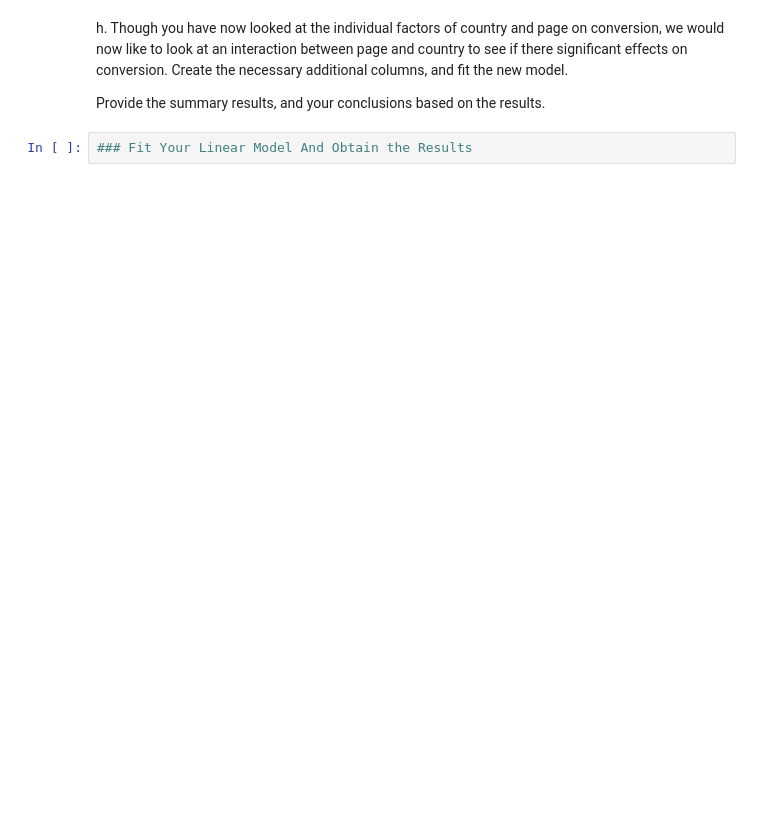
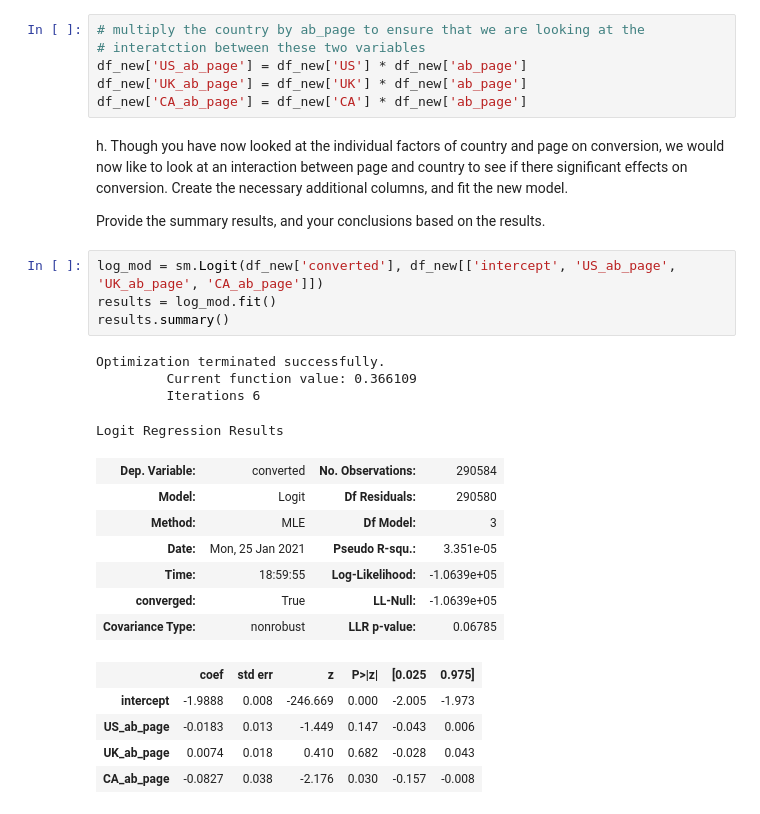
Before and after one commit to omarshoura/Udacity-DAND, a Jupyter notebook: Projects/A-B Testing/Analyze_ab_test_results_notebook.ipynb, the cells around one changed output. Cells and saved outputs as stored; diff of their text form; blank space fills up the shorter version.

```diff
--- a/Projects/A-B Testing/Analyze_ab_test_results_notebook.ipynb
+++ b/Projects/A-B Testing/Analyze_ab_test_results_notebook.ipynb
@@ -324,6 +405,31 @@ df_new = countries_df.set_index('user_id').join(df2.set_index('user_id'), how='i
+# %%
+# multiply the country by ab_page to ensure that we are looking at the
+# interatction between these two variables
+df_new['US_ab_page'] = df_new['US'] * df_new['ab_page']
+df_new['UK_ab_page'] = df_new['UK'] * df_new['ab_page']
+df_new['CA_ab_page'] = df_new['CA'] * df_new['ab_page']
 # %% [markdown]
 h. Though you have now looked at the individual factors of country and page on conversion, we would now like to look at an interaction between page and country to see if there significant effects on conversion.  Create the necessary additional columns, and fit the new model.
 
 Provide the summary results, and your conclusions based on the results.
-# %%
-### Fit Your Linear Model And Obtain the Results
+# %%
+log_mod = sm.Logit(df_new['converted'], df_new[['intercept', 'US_ab_page', 'UK_ab_page', 'CA_ab_page']])
+results = log_mod.fit()
+results.summary()
+# %% [output]
+Optimization terminated successfully.
+         Current function value: 0.366109
+         Iterations 6
+Logit Regression Results
+| Dep. Variable: | converted | No. Observations: | 290584 |
+| Model: | Logit | Df Residuals: | 290580 |
+| Method: | MLE | Df Model: | 3 |
+| Date: | Mon, 25 Jan 2021 | Pseudo R-squ.: | 3.351e-05 |
+| Time: | 18:59:55 | Log-Likelihood: | -1.0639e+05 |
+| converged: | True | LL-Null: | -1.0639e+05 |
+| Covariance Type: | nonrobust | LLR p-value: | 0.06785 |
+|  | coef | std err | z | P>|z| | [0.025 | 0.975] |
+| intercept | -1.9888 | 0.008 | -246.669 | 0.000 | -2.005 | -1.973 |
+| US_ab_page | -0.0183 | 0.013 | -1.449 | 0.147 | -0.043 | 0.006 |
+| UK_ab_page | 0.0074 | 0.018 | 0.410 | 0.682 | -0.028 | 0.043 |
+| CA_ab_page | -0.0827 | 0.038 | -2.176 | 0.030 | -0.157 | -0.008 |
```
Also changed, not shown: parts of 21 cells of this notebook, 2 other files.
